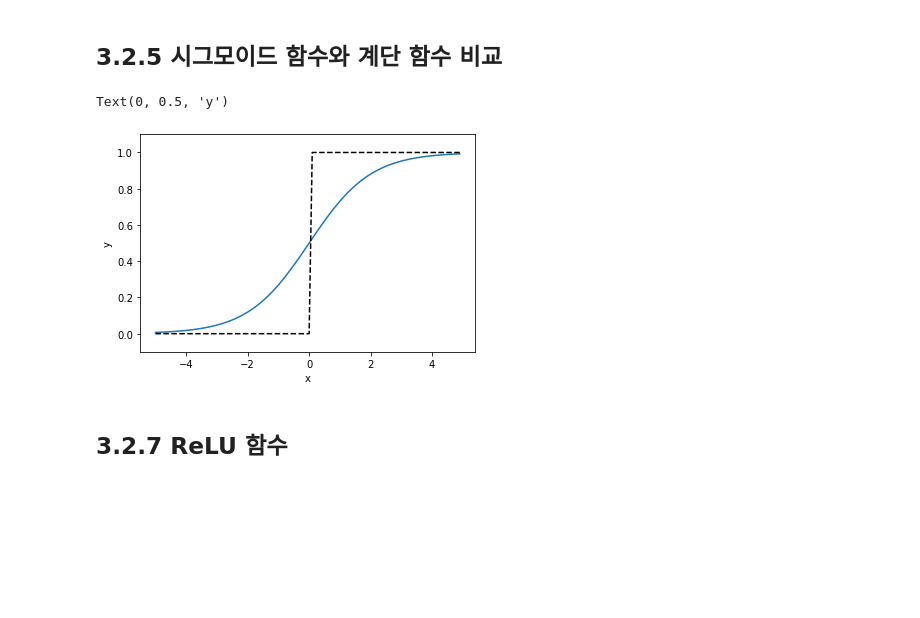
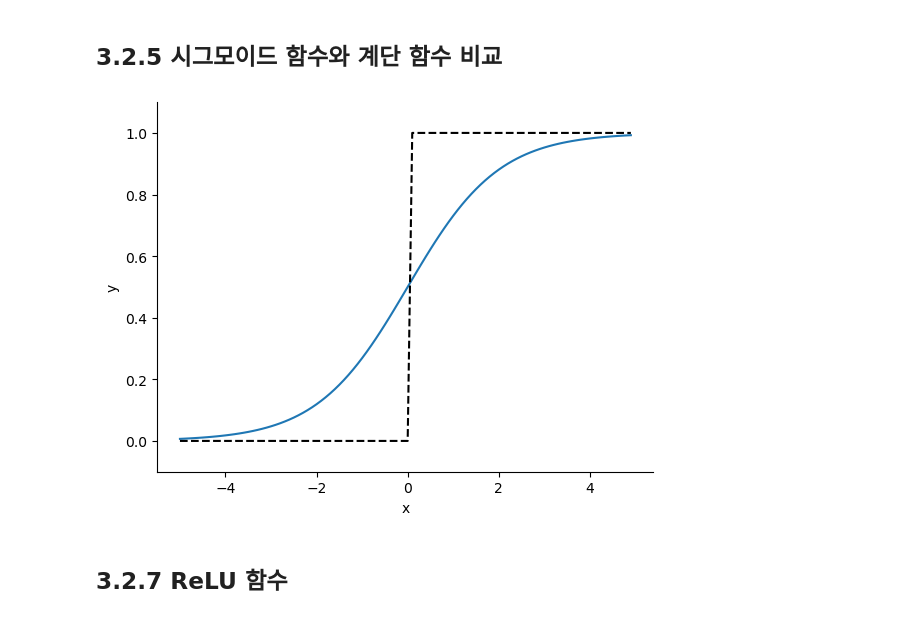
Before and after one commit to ssuai/deep_learning_from_scratch, a Jupyter notebook: ch03/neural_network.ipynb, the cells around one changed output. Saved outputs shown, nothing was run; the diff lists cells and outputs as text; code cells hidden in the pictures; blank space fills up the shorter version.

```diff
--- a/ch03/neural_network.ipynb
+++ b/ch03/neural_network.ipynb
@@ -40,18 +76,18 @@ Text(0, 0.5, 'y')
 # %%
 # sig_step_compare.py
 
 x = np.arange(-5.0, 5.0, 0.1)
 y1 = sigmoid(x)
 y2 = step_function(x)
 
 plt.plot(x, y1)
 plt.plot(x, y2, 'k--')
 plt.ylim(-0.1, 1.1) # y축 범위 지정
 plt.xlabel('x')
 plt.ylabel('y')
+sns.despine()
 # %% [output]
-Text(0, 0.5, 'y')
-[figure, old version]
+[figure, new version]
 # %% [markdown]
 ## 3.2.7 ReLU 함수
 # %%
```
Also changed, not shown: parts of 12 cells of this notebook.
